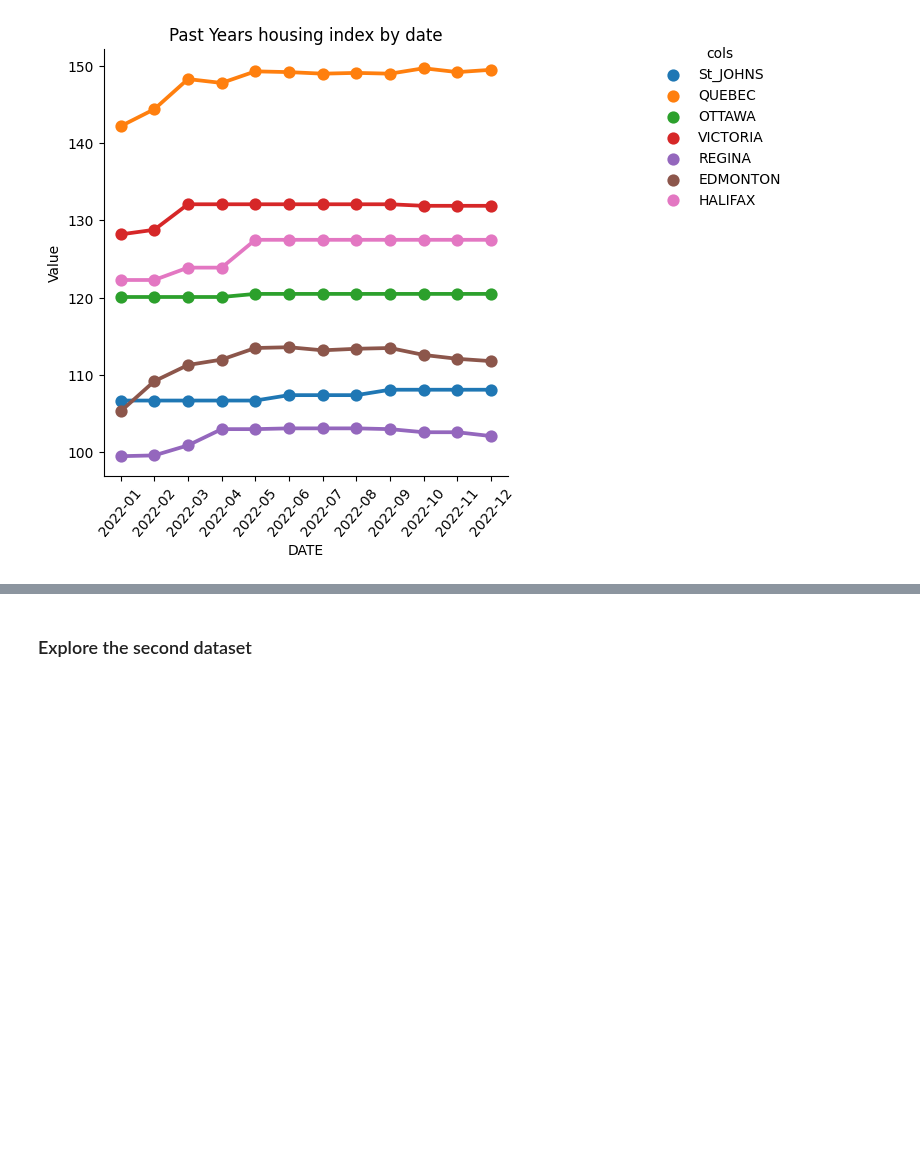
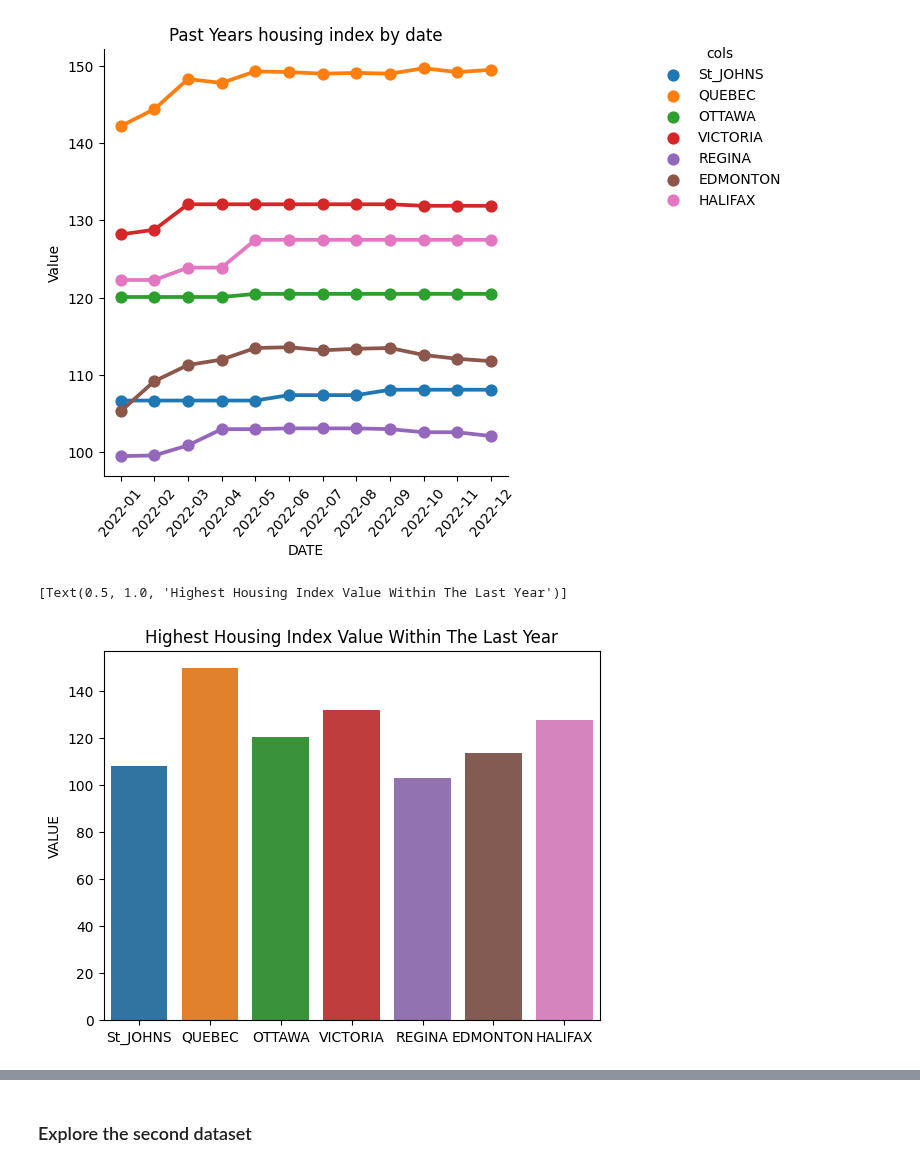
Before and after one commit to ubco-W2022T2-data301/project-group-group-2, a Jupyter notebook: analysis/analysis3.ipynb, the cells around one changed output, grey strips where cells are left out. Drawn from its saved outputs; the diff is of its cells as text; code cells hidden in the pictures; blank space fills up the shorter version.

Commit message:
Updated Analysis3 index graphs

```diff
--- a/analysis/analysis3.ipynb
+++ b/analysis/analysis3.ipynb
@@ -74,3 +68,12 @@ plt.tick_params(axis='x', rotation=50)
 sns.move_legend(plt, "upper left", bbox_to_anchor=(1, 1))
 # %% [output]
 [figure]
+# %%
+dfm = pd.DataFrame(df_index[-12:].drop(columns=['DATE']).max())
+dfm.reset_index()
+dfm.columns=['VALUE']
+plt=sns.barplot(data=dfm, x=dfm.index, y='VALUE')
+plt.set(title='Highest Housing Index Value Within The Last Year')
+# %% [output]
+[Text(0.5, 1.0, 'Highest Housing Index Value Within The Last Year')]
+[figure, added]
```
Also changed, not shown: parts of 4 cells of this notebook.
